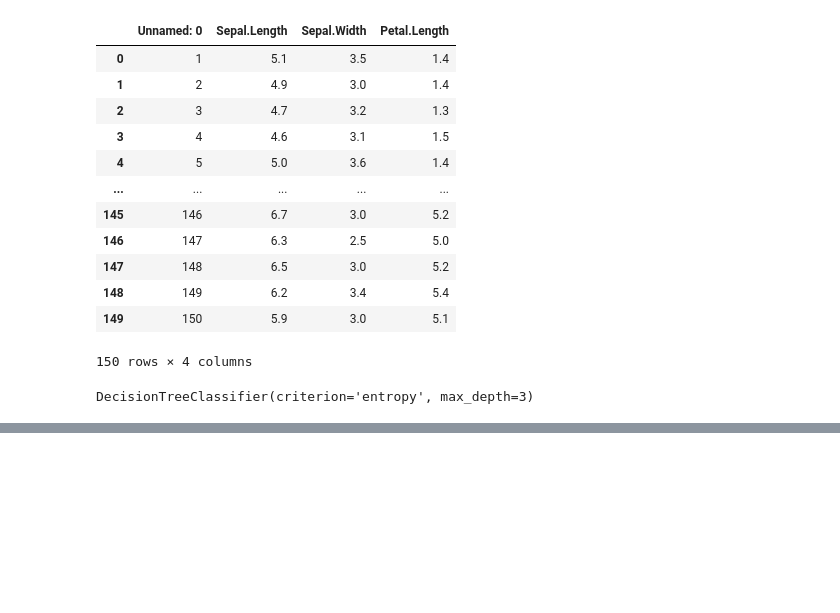
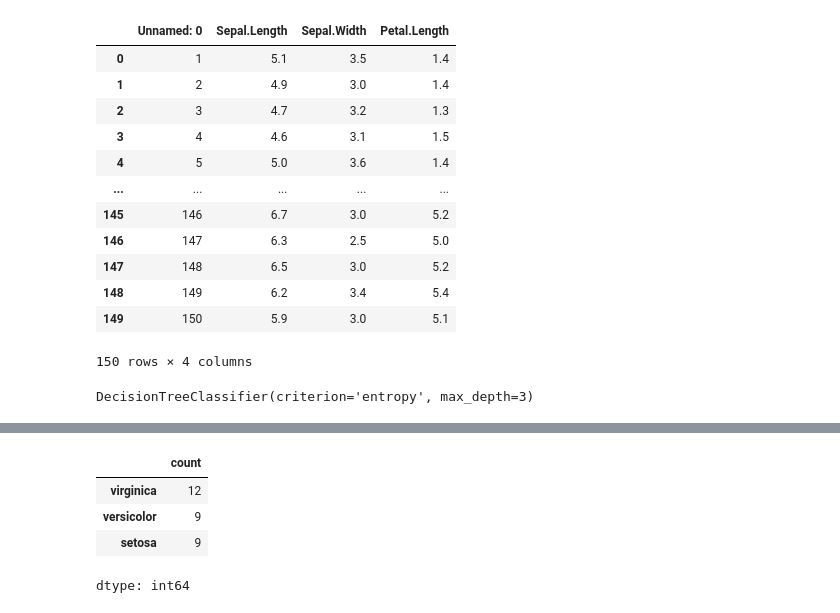
Before and after one commit to sathwikyaragani/ml_adproject, a Jupyter notebook: Decision_Tree.ipynb, the cells around one changed output, grey strips where cells are left out. Cells and saved outputs as stored; diff of their text form; code cells hidden in the pictures; blank space fills up the shorter version.

```diff
--- a/Decision_Tree.ipynb
+++ b/Decision_Tree.ipynb
@@ -121,0 +132,9 @@ tree.plot_tree(model)
+# %%
+preds = model.predict(x_test)
+pd.Series(preds).value_counts()
+# %% [output]
+|  | count |
+| virginica | 12 |
+| versicolor | 9 |
+| setosa | 9 |
+dtype: int64
```
Also changed, not shown: parts of 11 cells of this notebook.
